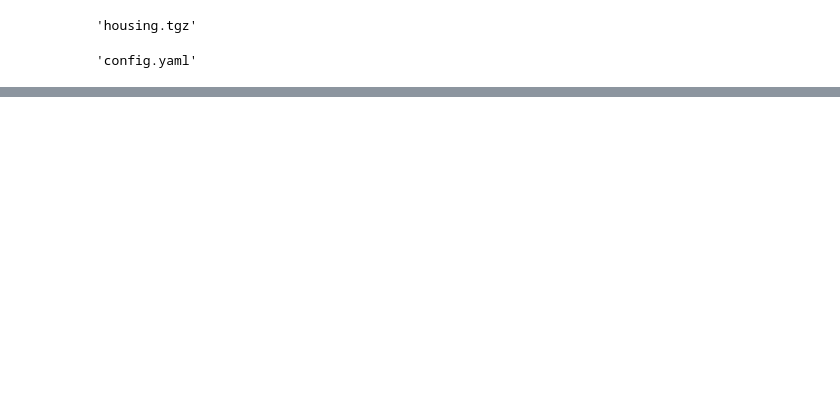
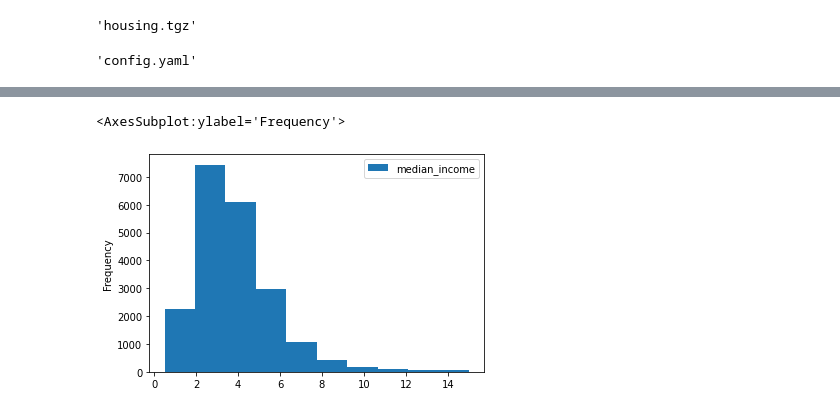
Before and after one commit to shahzadhdr786/project-deployment-practice, a Jupyter notebook: notebook/example2.ipynb, the cells around one changed output, grey strips where cells are left out. Drawn from its saved outputs; the diff is of its cells as text; code cells hidden in the pictures; blank space fills up the shorter version.

```diff
--- a/notebook/example2.ipynb
+++ b/notebook/example2.ipynb
@@ -17,5 +17,5 @@ os.listdir(file_path)[0]
 # %%
 import pandas as pd
 # %%
-csv_file_path=r"D:\Project\machine_learning_project\housing\artifact\data_ingestion\2022-06-26-11-58-02\raw_data\housing.csv"
+csv_file_path=r"C:\\Users\\pc\Desktop\\FSDS Project\\project-deployment-practice\\housing\\artifact\data_ingestion\\2022-07-16-08-18-36\\raw_data\\housing.csv"
 housing_data_frame=pd.read_csv(csv_file_path)
@@ -21,0 +41,5 @@ housing_data_frame=pd.read_csv(csv_file_path)
+# %%
+housing_data_frame[["median_income"]].plot(kind="hist")
+# %% [output]
+<AxesSubplot:ylabel='Frequency'>
+[figure, added]
```
Also changed, not shown: parts of 19 cells of this notebook, 1 other file.
